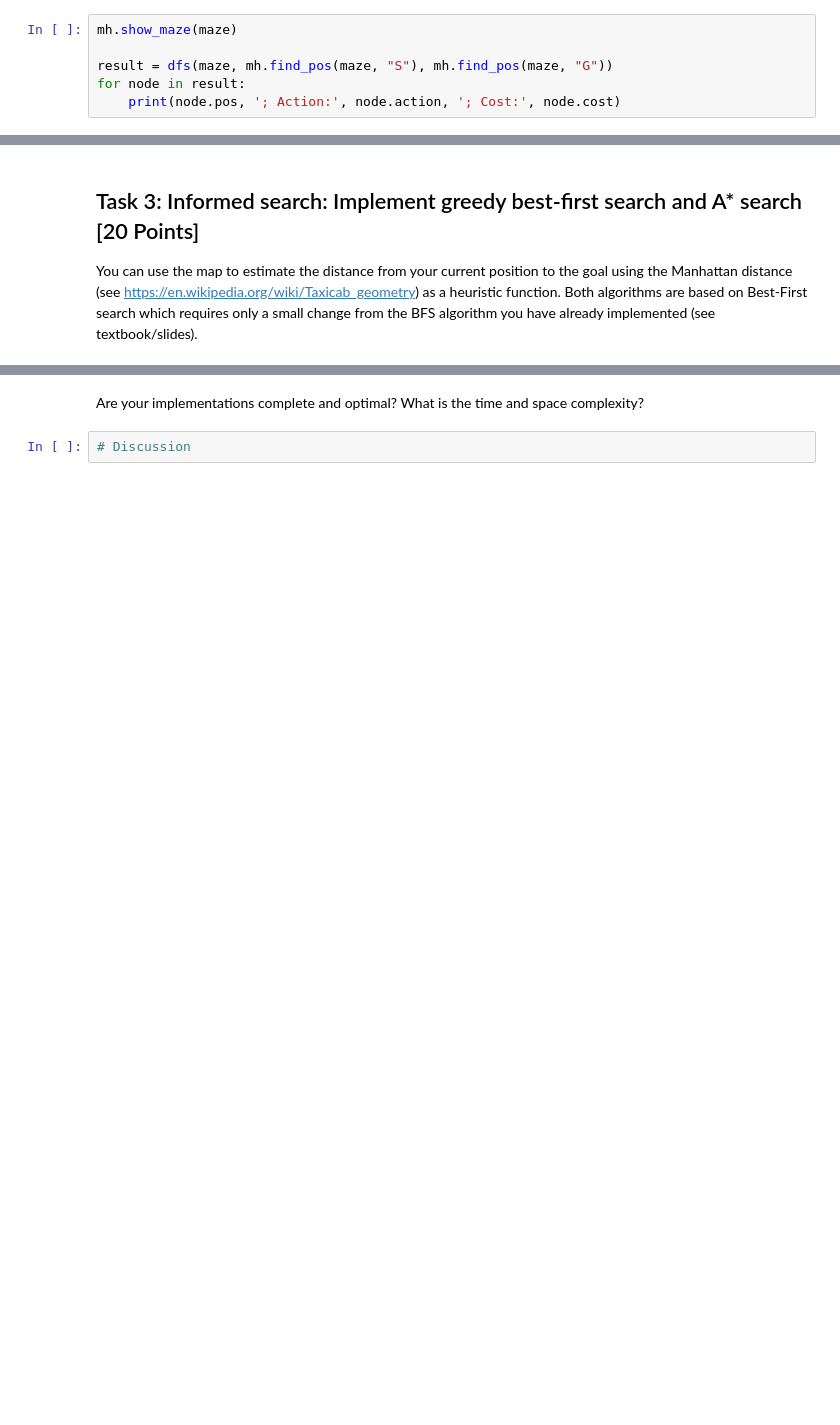
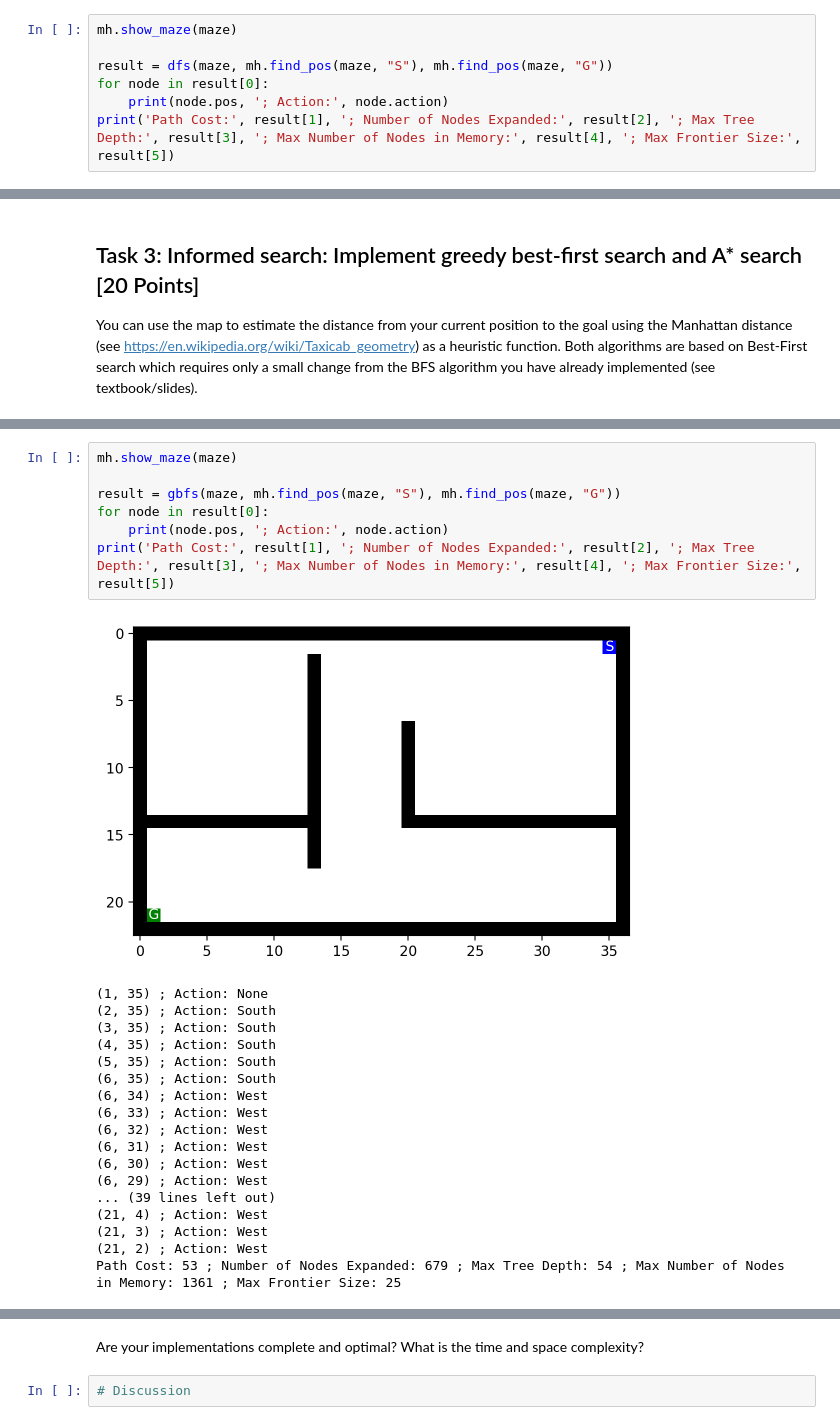
Before and after one commit to leilaniGegg/CS7320-ArtificialIntelligence, a Jupyter notebook: Assignment 3/Maze.ipynb, the cells around one changed output, grey strips where cells are left out. Drawn from its saved outputs; the diff is of its cells as text; blank space fills up the shorter version.

```diff
--- a/Assignment 3/Maze.ipynb
+++ b/Assignment 3/Maze.ipynb
@@ -300,6 +339,7 @@ def dfs(maze, start, goal):
 mh.show_maze(maze)
 
 result = dfs(maze, mh.find_pos(maze, "S"), mh.find_pos(maze, "G"))
-for node in result:
-    print(node.pos, '; Action:', node.action, '; Cost:', node.cost)
+for node in result[0]:
+    print(node.pos, '; Action:', node.action)
+print('Path Cost:', result[1], '; Number of Nodes Expanded:', result[2], '; Max Tree Depth:', result[3], '; Max Number of Nodes in Memory:', result[4], '; Max Frontier Size:', result[5])
 # %% [output]
@@ -335,0 +425,26 @@ You can use the map to estimate the distance from your current position to the g
+# %%
+mh.show_maze(maze)
+
+result = gbfs(maze, mh.find_pos(maze, "S"), mh.find_pos(maze, "G"))
+for node in result[0]:
+    print(node.pos, '; Action:', node.action)
+print('Path Cost:', result[1], '; Number of Nodes Expanded:', result[2], '; Max Tree Depth:', result[3], '; Max Number of Nodes in Memory:', result[4], '; Max Frontier Size:', result[5])
+# %% [output]
+[figure, added]
+(1, 35) ; Action: None
+(2, 35) ; Action: South
+(3, 35) ; Action: South
+(4, 35) ; Action: South
+(5, 35) ; Action: South
+(6, 35) ; Action: South
+(6, 34) ; Action: West
+(6, 33) ; Action: West
+(6, 32) ; Action: West
+(6, 31) ; Action: West
+(6, 30) ; Action: West
+(6, 29) ; Action: West
+... (39 lines left out)
+(21, 4) ; Action: West
+(21, 3) ; Action: West
+(21, 2) ; Action: West
+Path Cost: 53 ; Number of Nodes Expanded: 679 ; Max Tree Depth: 54 ; Max Number of Nodes in Memory: 1361 ; Max Frontier Size: 25
```
Also changed, not shown: parts of 30 cells of this notebook.
